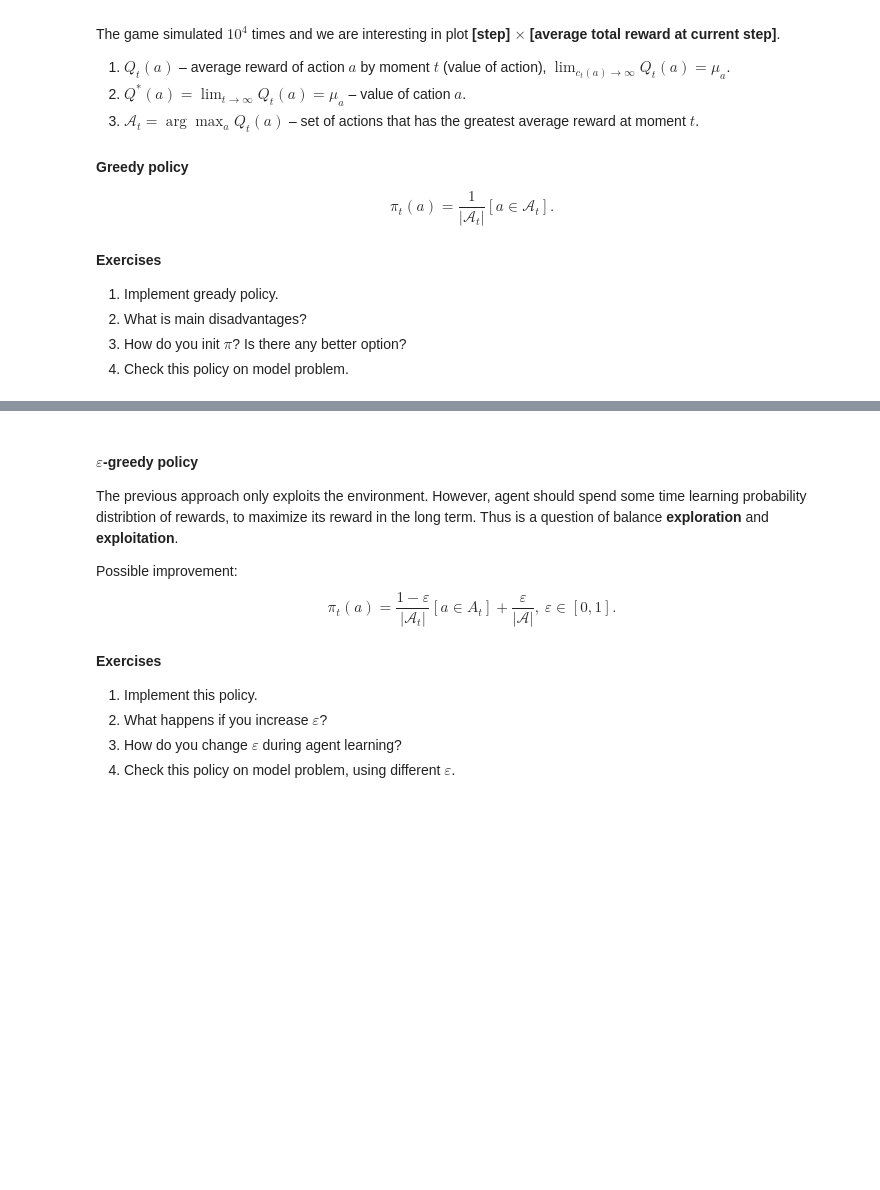
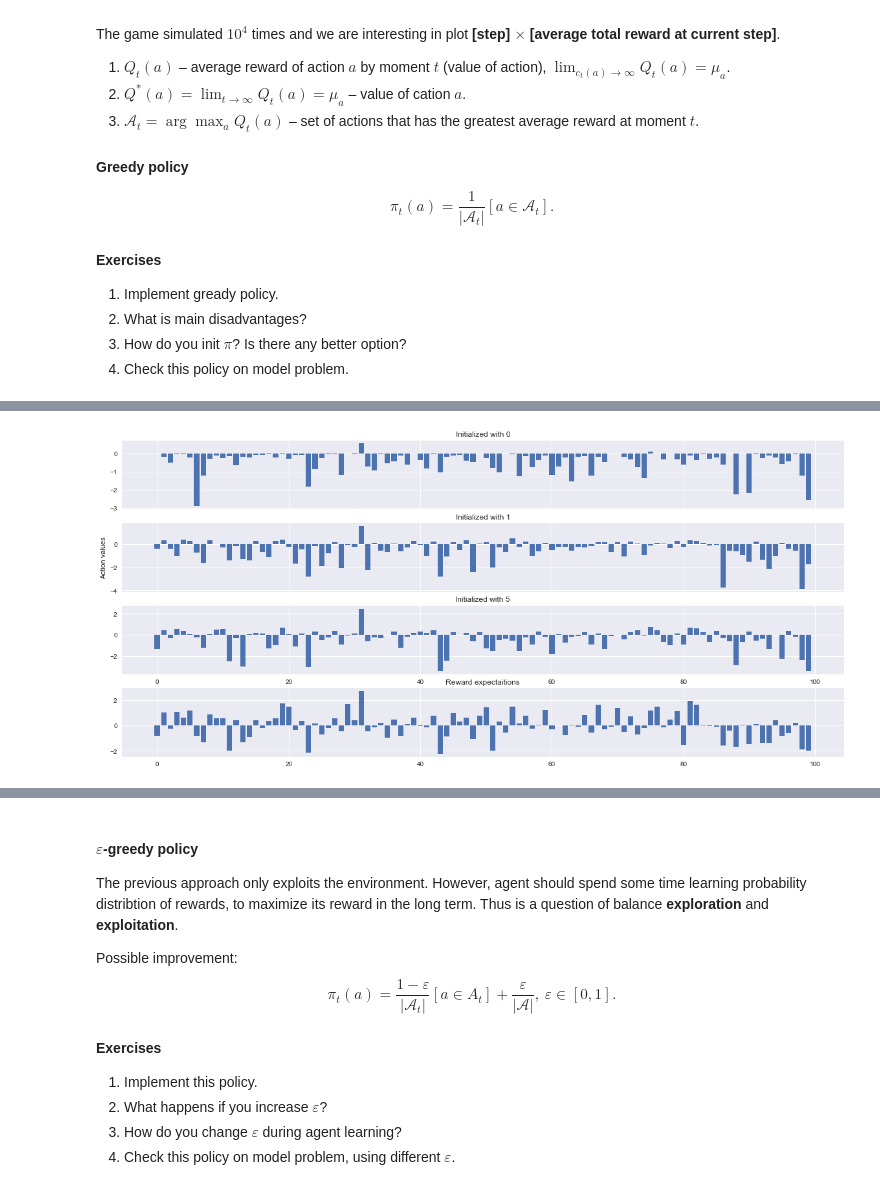
Before and after one commit to puhsu/renju, a Jupyter notebook: labs/lab4/lab-4.ipynb, the cells around one changed output, grey strips where cells are left out. Saved outputs shown, nothing was run; the diff lists cells and outputs as text; code cells hidden in the pictures; blank space fills up the shorter version.

```diff
--- a/labs/lab4/lab-4.ipynb
+++ b/labs/lab4/lab-4.ipynb
@@ -134,11 +95,0 @@ Now lets build graph running agent with greedy policy $100$ times
-# %%
-agent = GreedyAgent(np.ones(bandits_count))
-iter_count = 100
-average_total_reward = [0] * steps_count
-for i in tqdm(range(iter_count)):
-    agent.reset_policy()
-    for j in range(steps_count):
-        average_total_reward[j] += agent.update_policy()
-
-
-average_total_reward = np.array(average_total_reward) / iter_count
@@ -185,0 +200,26 @@ As we can see final results have improved. The reason is in exploration: on the
+# %%
+plt.figure(figsize=(20, 9))
+
+a = plt.subplot('411')
+plt.title('Initialized with 0')
+plt.setp(a.get_xticklabels(), visible=False)
+plt.bar(np.arange(BANDIT_COUNT), init_zeros[2])
+
+b = plt.subplot('412', sharex=a)
+plt.title('Initialized with 1')
+plt.ylabel('Action values')
+plt.setp(b.get_xticklabels(), visible=False)
+plt.bar(np.arange(BANDIT_COUNT), init_ones[2])
+
+plt.subplot('413', sharex=a)
+plt.title('Initialized with 5')
+plt.xlabel('Action num')
+plt.bar(np.arange(BANDIT_COUNT), init_five[2])
+
+plt.subplot('414')
+plt.title('Reward expectaitions')
+plt.bar(np.arange(BANDIT_COUNT), reward_expectations)
+
+plt.show()
+# %% [output]
+[figure, added]
```
Also changed, not shown: parts of 80 cells of this notebook, 2 other files.
